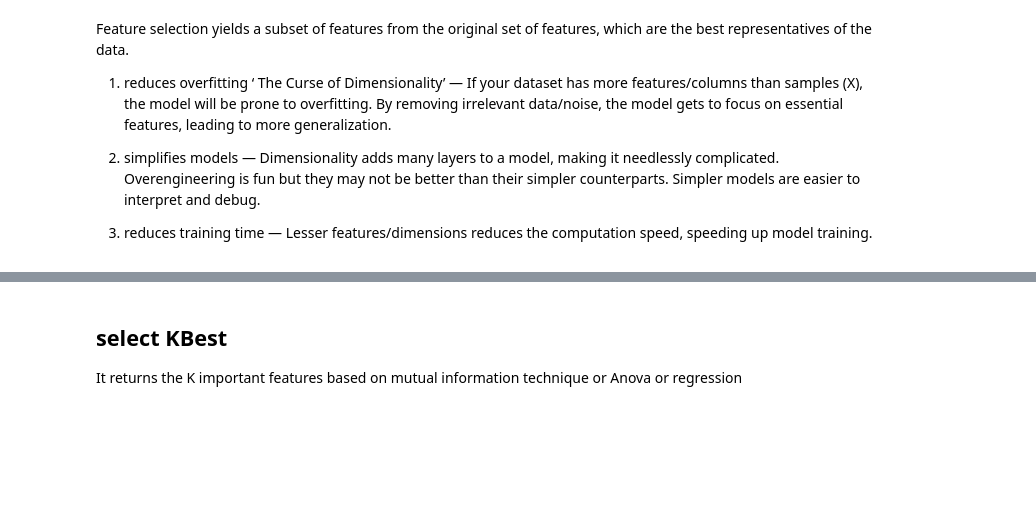
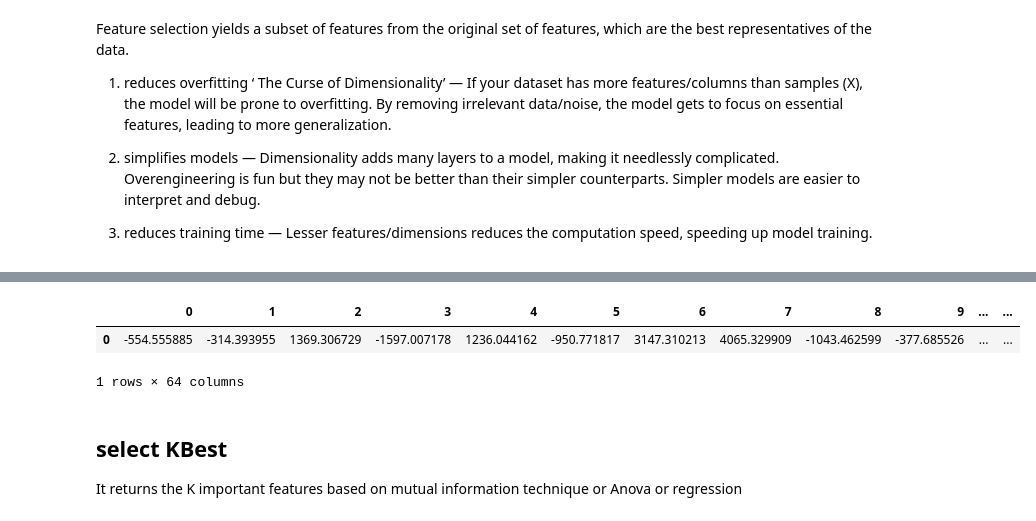
Before and after one commit to nafisa-samia/Automobile-Price-Prediction-using-Linear-Regression, a Jupyter notebook: Automobile_price_prediction_using_regression.ipynb, the cells around one changed output, grey strips where cells are left out. Drawn from its saved outputs; the diff is of its cells as text; code cells hidden in the pictures; blank space fills up the shorter version.

```diff
--- a/Automobile_price_prediction_using_regression.ipynb
+++ b/Automobile_price_prediction_using_regression.ipynb
@@ -1423,3 +1471,9 @@ Feature selection yields a subset of features from the original set of features,
+# %%
+pd.DataFrame([model_based.estimator_.coef_],columns=pd.DataFrame(preprocess.fit_transform(df)).columns[:-1])
+# %% [output]
+|  | 0 | 1 | 2 | 3 | 4 | 5 | 6 | 7 | 8 | 9 | ... | ... |
+| 0 | -554.555885 | -314.393955 | 1369.306729 | -1597.007178 | 1236.044162 | -950.771817 | 3147.310213 | 4065.329909 | -1043.462599 | -377.685526 | ... | ... |
+1 rows × 64 columns
 # %% [markdown]
 ## select KBest
 
```
Also changed, not shown: parts of 25 cells of this notebook.
